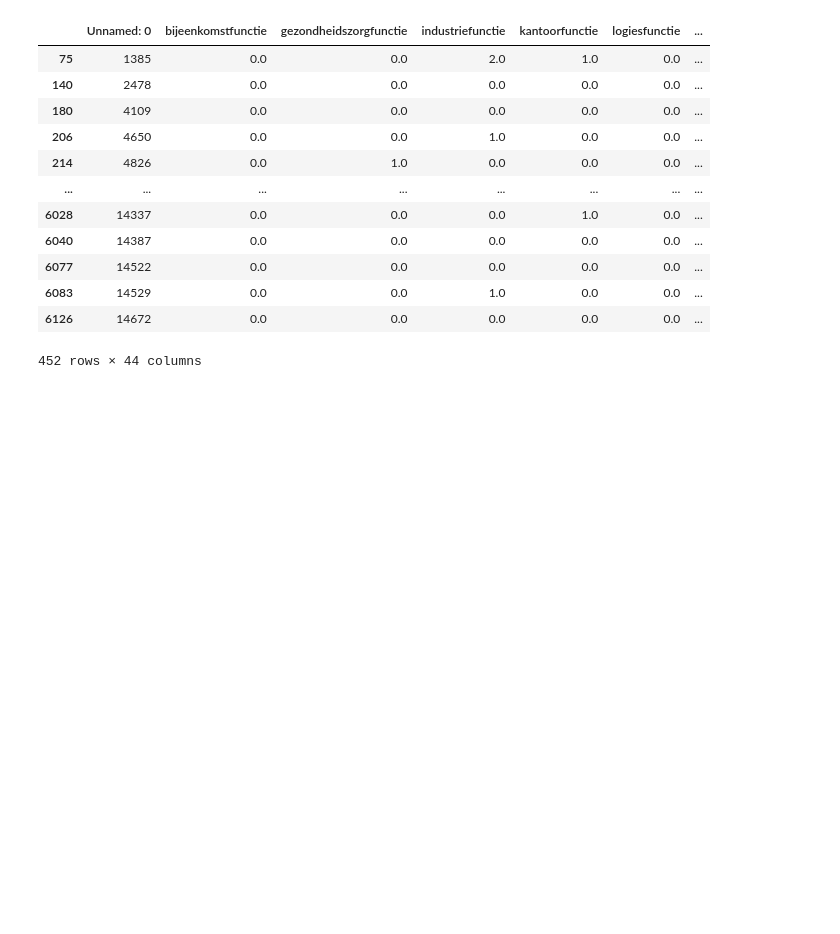
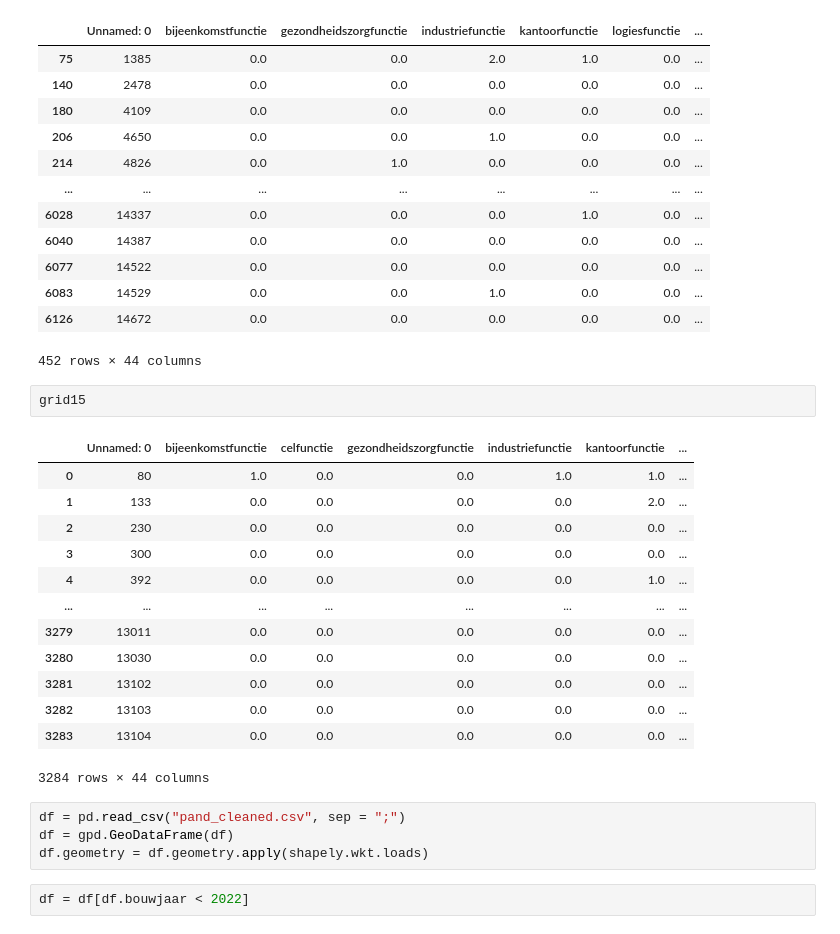
Before and after one commit to NielsvanOpstal/Thesis, a Jupyter notebook: Untitled.ipynb, the cells around one changed output. Saved outputs shown, nothing was run; the diff lists cells and outputs as text; blank space fills up the shorter version.

```diff
--- a/Untitled.ipynb
+++ b/Untitled.ipynb
@@ -147,3 +159,25 @@ grid15[grid15.y == 1]
 | 6083 | 14529 | 0.0 | 0.0 | 1.0 | 0.0 | 0.0 | ... |
 | 6126 | 14672 | 0.0 | 0.0 | 0.0 | 0.0 | 0.0 | ... |
 452 rows × 44 columns
+# %%
+grid15
+# %% [output]
+|  | Unnamed: 0 | bijeenkomstfunctie | celfunctie | gezondheidszorgfunctie | industriefunctie | kantoorfunctie | ... |
+| 0 | 80 | 1.0 | 0.0 | 0.0 | 1.0 | 1.0 | ... |
+| 1 | 133 | 0.0 | 0.0 | 0.0 | 0.0 | 2.0 | ... |
+| 2 | 230 | 0.0 | 0.0 | 0.0 | 0.0 | 0.0 | ... |
+| 3 | 300 | 0.0 | 0.0 | 0.0 | 0.0 | 0.0 | ... |
+| 4 | 392 | 0.0 | 0.0 | 0.0 | 0.0 | 1.0 | ... |
+| ... | ... | ... | ... | ... | ... | ... | ... |
+| 3279 | 13011 | 0.0 | 0.0 | 0.0 | 0.0 | 0.0 | ... |
+| 3280 | 13030 | 0.0 | 0.0 | 0.0 | 0.0 | 0.0 | ... |
+| 3281 | 13102 | 0.0 | 0.0 | 0.0 | 0.0 | 0.0 | ... |
+| 3282 | 13103 | 0.0 | 0.0 | 0.0 | 0.0 | 0.0 | ... |
+| 3283 | 13104 | 0.0 | 0.0 | 0.0 | 0.0 | 0.0 | ... |
+3284 rows × 44 columns
+# %%
+df = pd.read_csv("pand_cleaned.csv", sep = ";")
+df = gpd.GeoDataFrame(df)
+df.geometry = df.geometry.apply(shapely.wkt.loads)
+# %%
+df = df[df.bouwjaar < 2022]
```
Also changed, not shown: parts of 10 cells of this notebook, 6 other files.
